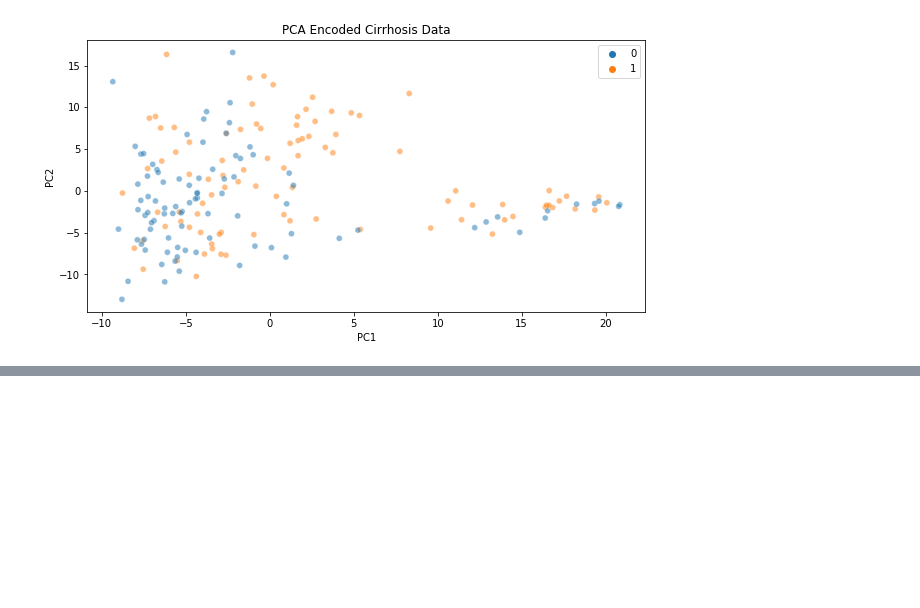
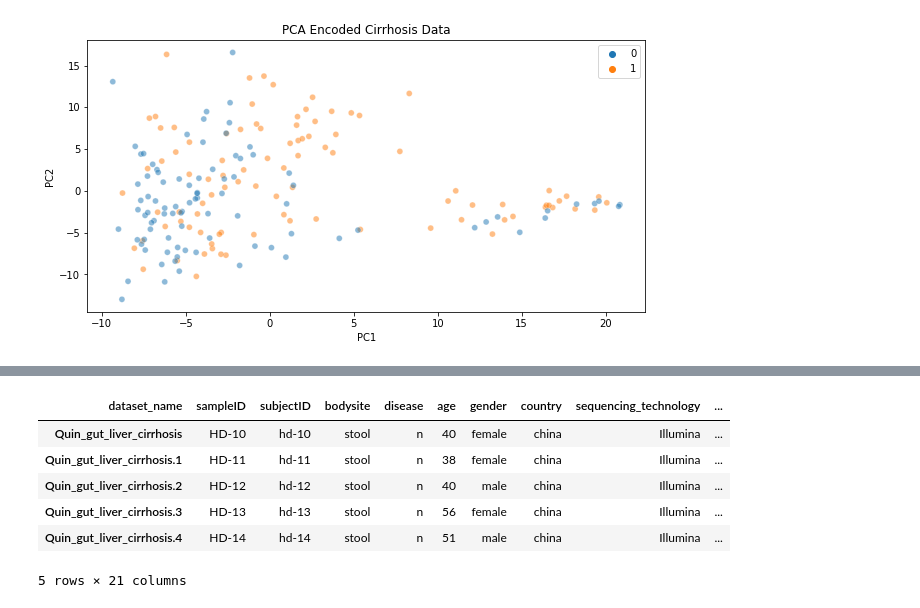
Before and after one commit to gaustin15/Microb_Transer_Learning, a Jupyter notebook: Baseline_Modelling.ipynb, the cells around one changed output, grey strips where cells are left out. Drawn from its saved outputs; the diff is of its cells as text; code cells hidden in the pictures; blank space fills up the shorter version.

```diff
--- a/Baseline_Modelling.ipynb
+++ b/Baseline_Modelling.ipynb
@@ -589,0 +1033,10 @@ best_parameters, best_values, experiment, model = optimize(
+# %%
+dataset.iloc[:5, :2]
+# %% [output]
+| dataset_name | sampleID | subjectID | bodysite | disease | age | gender | country | sequencing_technology | ... |
+| Quin_gut_liver_cirrhosis | HD-10 | hd-10 | stool | n | 40 | female | china | Illumina | ... |
+| Quin_gut_liver_cirrhosis.1 | HD-11 | hd-11 | stool | n | 38 | female | china | Illumina | ... |
+| Quin_gut_liver_cirrhosis.2 | HD-12 | hd-12 | stool | n | 40 | male | china | Illumina | ... |
+| Quin_gut_liver_cirrhosis.3 | HD-13 | hd-13 | stool | n | 56 | female | china | Illumina | ... |
+| Quin_gut_liver_cirrhosis.4 | HD-14 | hd-14 | stool | n | 51 | male | china | Illumina | ... |
+5 rows × 21 columns
```
Also changed, not shown: parts of 62 cells of this notebook, 4 other files.
